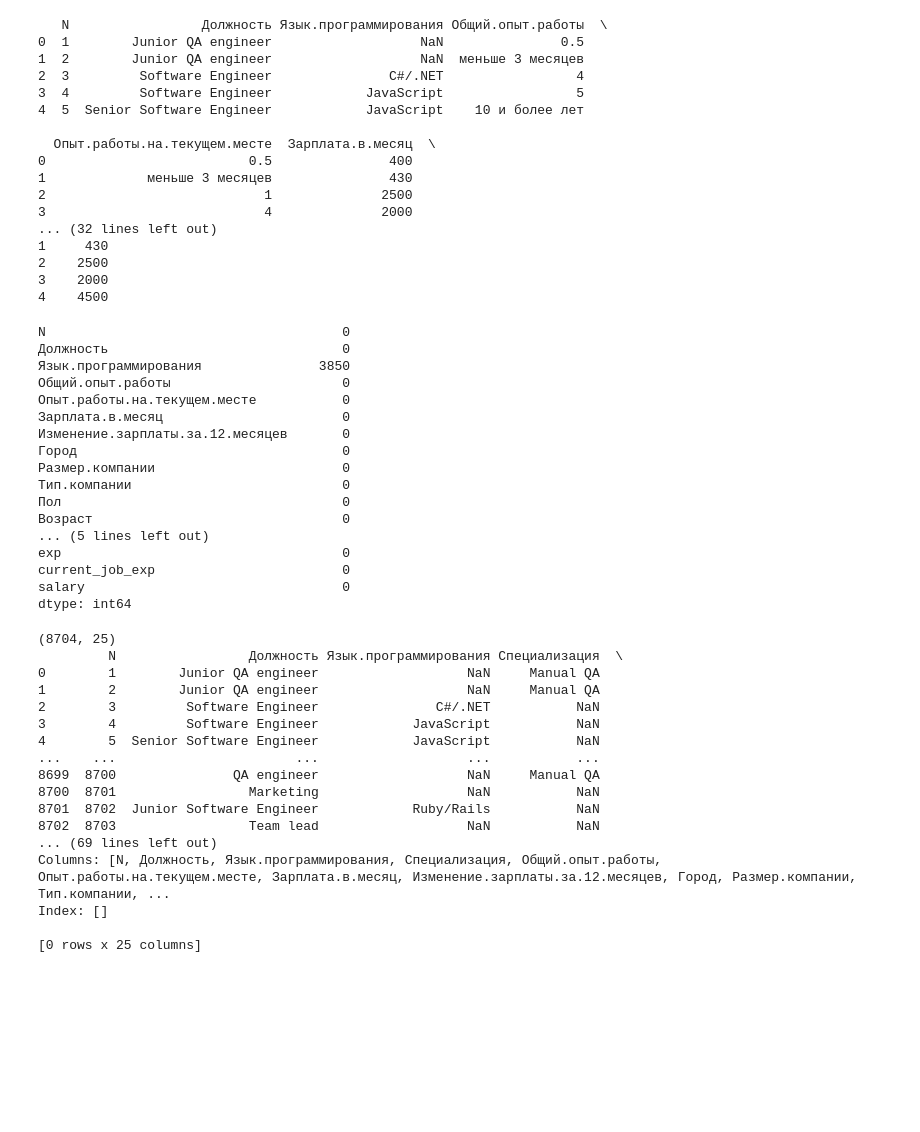
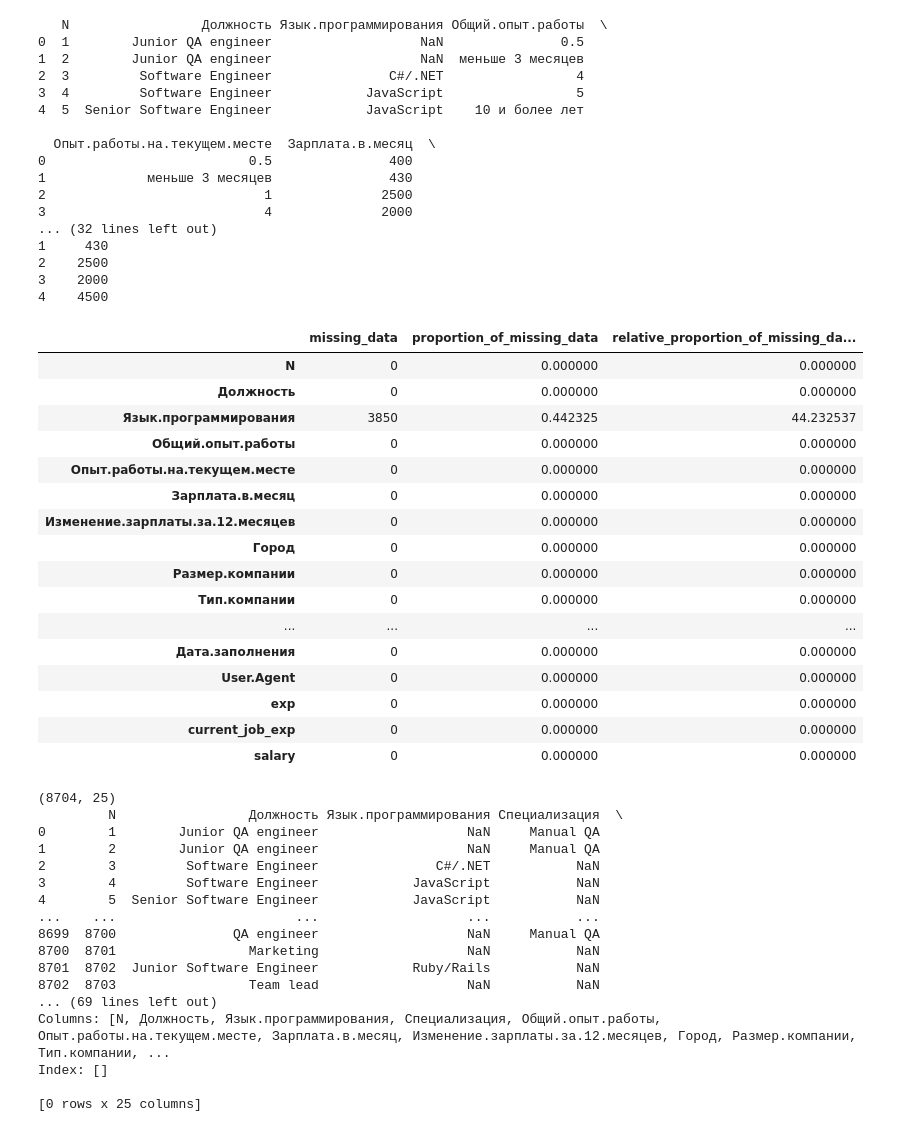
Before and after one commit to DenysTantsiura/datas, a Jupyter notebook: Hw_2.2/Hw2.2.ipynb, the cells around one changed output. Cells and saved outputs as stored; diff of their text form; code cells hidden in the pictures; blank space fills up the shorter version.

```diff
--- a/Hw_2.2/Hw2.2.ipynb
+++ b/Hw_2.2/Hw2.2.ipynb
@@ -85,7 +95,6 @@ dtype: int64
 # %%
 # Видаліть усі стовпці з пропусками, крім стовпця 'Мова програмування'
-new_p2t3 = p2t2.drop([idx for idx in p2t3.index if p2t3[idx]
-      > 0 and idx != 'Язык.программирования'], axis=1, inplace=False)
+new_p2t3 = p2t2.drop([idx for idx in p2t3.index if p2t3.loc[idx][0] > 0 and idx != 'Язык.программирования'], axis=1, inplace=False)
 print(new_p2t3.head())
 # %% [output]
    N                 Должность Язык.программирования Общий.опыт.работы  \
@@ -107,27 +116,25 @@ print(new_p2t3.head())
 4    4500
 # %%
 # Знову порахуйте, яка частка пропусків міститься в кожній колонці і переконайтеся, що залишився тільки стовпець 'Мова.програмування'
-map_p2t3 = new_p2t3.isnull()  # alias .isna()
-# print(map_p2t3)
-print(p2t4 := np.sum(map_p2t3, axis=0))
+get_proportion_of_missing_data(new_p2t3)
 # %% [output]
-N                                      0
-Должность                              0
-Язык.программирования               3850
-Общий.опыт.работы                      0
-Опыт.работы.на.текущем.месте           0
-Зарплата.в.месяц                       0
-Изменение.зарплаты.за.12.месяцев       0
-Город                                  0
-Размер.компании                        0
-Тип.компании                           0
-Пол                                    0
-Возраст                                0
-... (5 lines left out)
-exp                                    0
-current_job_exp                        0
-salary                                 0
-dtype: int64
+|  | missing_data | proportion_of_missing_data | relative_proportion_of_missing_da... |
+| N | 0 | 0.000000 | 0.000000 |
+| Должность | 0 | 0.000000 | 0.000000 |
+| Язык.программирования | 3850 | 0.442325 | 44.232537 |
+| Общий.опыт.работы | 0 | 0.000000 | 0.000000 |
+| Опыт.работы.на.текущем.месте | 0 | 0.000000 | 0.000000 |
+| Зарплата.в.месяц | 0 | 0.000000 | 0.000000 |
+| Изменение.зарплаты.за.12.месяцев | 0 | 0.000000 | 0.000000 |
+| Город | 0 | 0.000000 | 0.000000 |
+| Размер.компании | 0 | 0.000000 | 0.000000 |
+| Тип.компании | 0 | 0.000000 | 0.000000 |
+| ... | ... | ... | ... |
+| Дата.заполнения | 0 | 0.000000 | 0.000000 |
+| User.Agent | 0 | 0.000000 | 0.000000 |
+| exp | 0 | 0.000000 | 0.000000 |
+| current_job_exp | 0 | 0.000000 | 0.000000 |
+| salary | 0 | 0.000000 | 0.000000 |
 # %%
 # Видаліть усі рядки у вихідній таблиці за допомогою методу dropna
 # лише що не мають всіх значень?:
```
Also changed, not shown: parts of 1 cell of this notebook, 2 other files.
